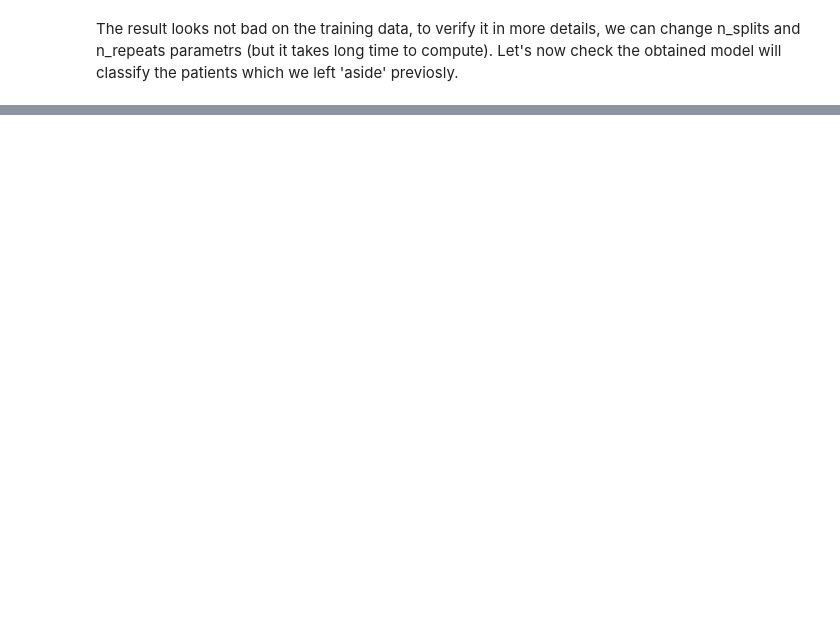
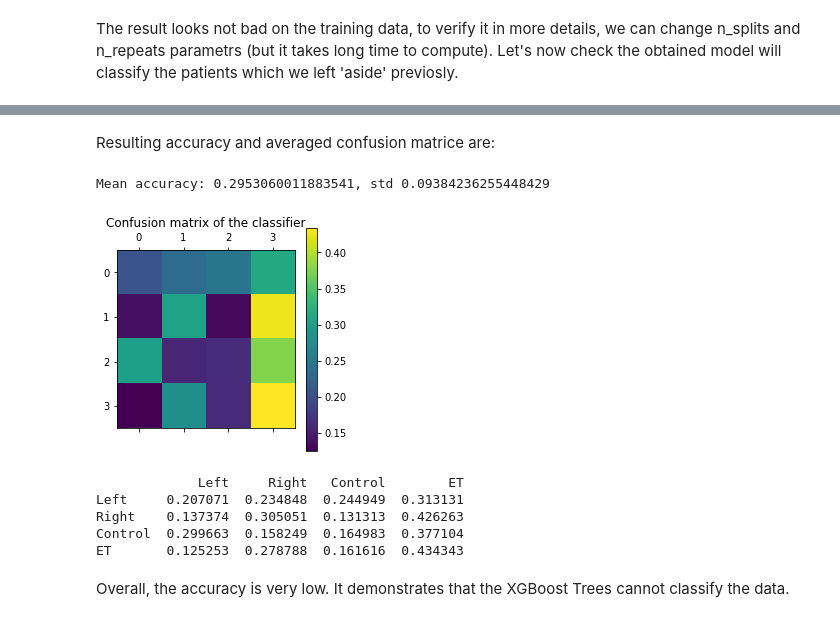
Before and after one commit to margokhokhlova/parkinson_project, a Jupyter notebook: classification/xgboost_classification.ipynb, the cells around one changed output, grey strips where cells are left out. Drawn from its saved outputs; the diff is of its cells as text; code cells hidden in the pictures; blank space fills up the shorter version.

```diff
--- a/classification/xgboost_classification.ipynb
+++ b/classification/xgboost_classification.ipynb
@@ -261,0 +345,27 @@ The result looks not bad on the training data, to verify it in more details, we
+# %%
+# get a list of models to evaluate
+def get_models():
+	models = dict()
+	trees = [10, 50, 100, 500, 1000]
+	for n in trees:
+		models[str(n)] = XGBClassifier(n_estimators=n)
+	return models
+
+# evaluate a give model using cross-validation
+def evaluate_model(model, X, y):
+	cv = RepeatedStratifiedKFold(n_splits=2, n_repeats=10, random_state=1)
+	scores = cross_val_score(model, X, y, scoring='accuracy', cv=cv, n_jobs=-1)
+	return scores
+# %%
+# get the models to evaluate
+models = get_models()
+# evaluate the models and store results
+results, names = list(), list()
+for name, model in models.items():
+	scores = evaluate_model(model)
+	results.append(scores)
+	names.append(name)
+	print('>%s %.3f (%.3f)' % (name, mean(scores), std(scores)))
+# plot model performance for comparison
+pyplot.boxplot(results, labels=names, showmeans=True)
+pyplot.show()
@@ -261,0 +480,36 @@ The result looks not bad on the training data, to verify it in more details, we
+# %% [markdown]
+Resulting accuracy and averaged confusion matrice are:
+# %%
+print(f'Mean accuracy: {mean(scores)}, std {np.std(scores)}')
+# %% [output]
+Mean accuracy: 0.2953060011883541, std 0.09384236255448429
+# %%
+plt.matshow(average_conf/len(scores))
+plt.title('Confusion matrix of the classifier')
+plt.colorbar()
+plt.show()
+# %% [output]
+[figure, added]
+# %%
+import pandas as pd
+def cm2df(cm, labels):
+    df = pd.DataFrame()
+    # rows
+    for i, row_label in enumerate(labels):
+        rowdata={}
+        # columns
+        for j, col_label in enumerate(labels):
+            rowdata[col_label]=cm[i,j]
+        df = df.append(pd.DataFrame.from_dict({row_label:rowdata}, orient='index'))
+    return df[labels]
+df = cm2df(average_conf/len(scores), ['Left', 'Right', 'Control','ET'])
+print(df)
+# %% [output]
+             Left     Right   Control        ET
+Left     0.207071  0.234848  0.244949  0.313131
+Right    0.137374  0.305051  0.131313  0.426263
+Control  0.299663  0.158249  0.164983  0.377104
+ET       0.125253  0.278788  0.161616  0.434343
+# %% [markdown]
+Overall, the accuracy is very low.
+It demonstrates that the XGBoost Trees cannot classify the data.
```
Also changed, not shown: parts of 96 cells of this notebook, 4 other files.
